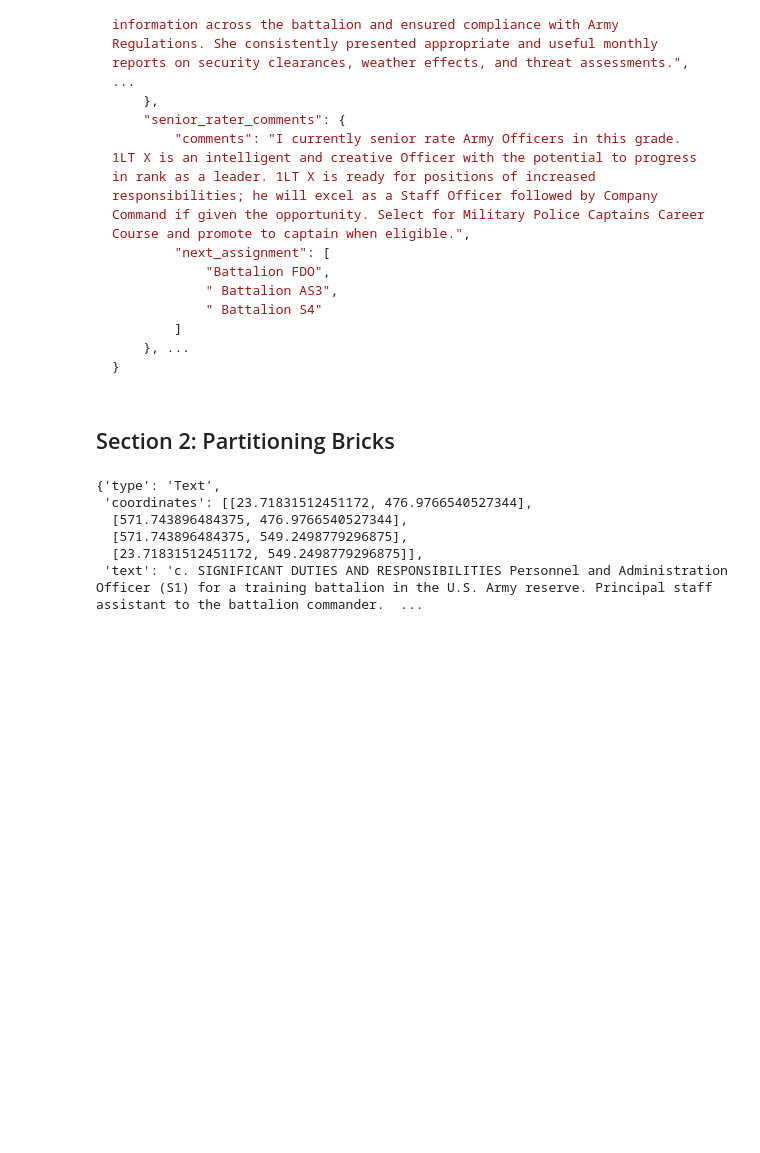
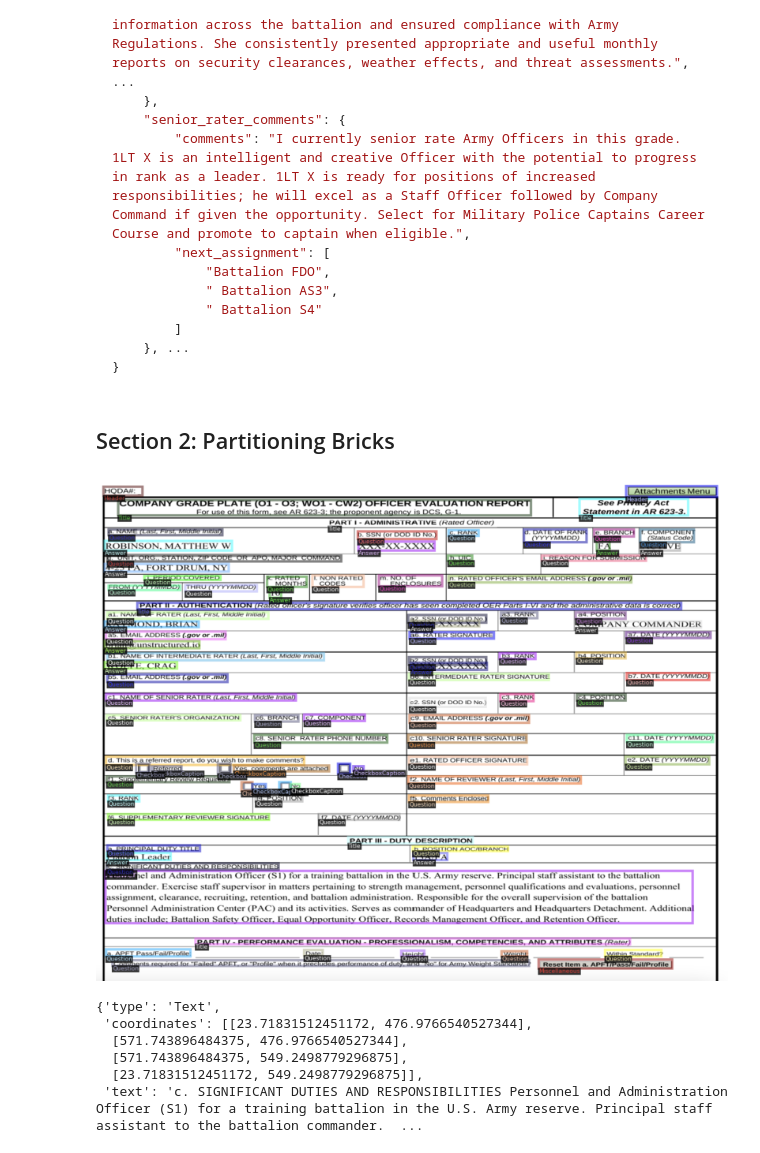
Before and after one commit to Unstructured-IO/pipeline-oer, a Jupyter notebook: pipeline-notebooks/pipeline-comments.ipynb, the cells around one changed output. Cells and saved outputs as stored; diff of their text form; code cells hidden in the pictures; blank space fills up the shorter version.

```diff
--- a/pipeline-notebooks/pipeline-comments.ipynb
+++ b/pipeline-notebooks/pipeline-comments.ipynb
@@ -64,6 +64,11 @@ def partition_oer(
 filename = get_filename("sample-docs", "fake-oer.pdf")
 with open(filename, "rb") as f:
     pages = partition_oer(f, filename)["pages"]
+# %%
+sample_image = get_filename("img", "oer-boxes.png")
+Image(filename=sample_image)
+# %% [output]
+[figure, added]
 # %%
 pages[0]["elements"][1]
 # %% [output]
```
Also changed, not shown: 1 other file.
